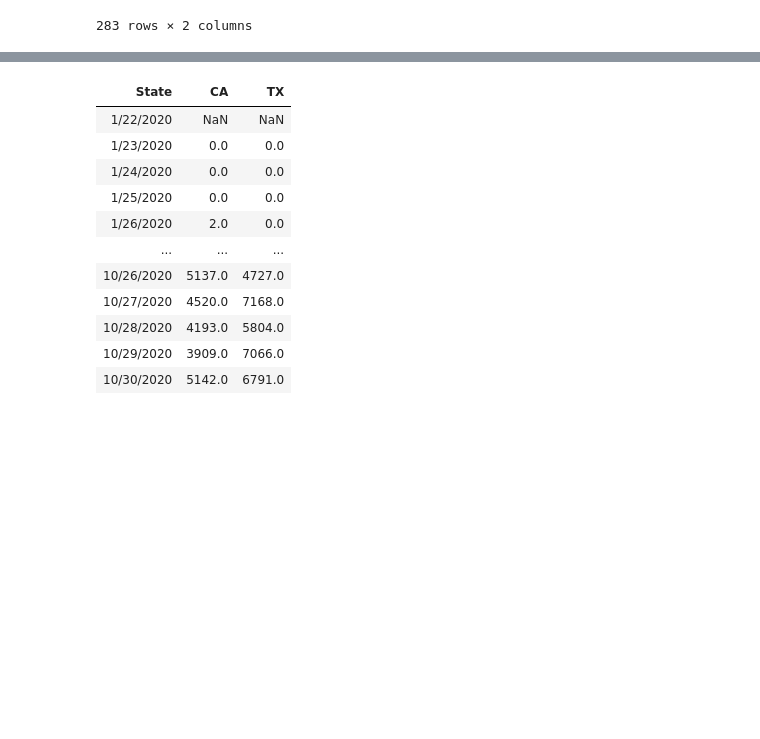
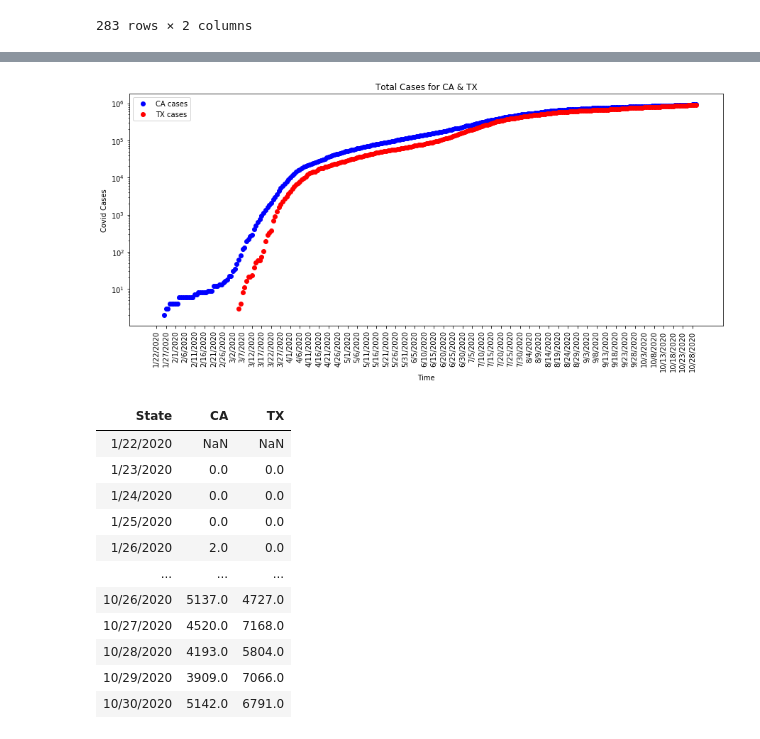
Before and after one commit to shadiaduery/bootcamp-group_project-1, a Jupyter notebook: Analysis/Linegraph-daily-cases.ipynb, the cells around one changed output, grey strips where cells are left out. Drawn from its saved outputs; the diff is of its cells as text; code cells hidden in the pictures; blank space fills up the shorter version.

```diff
--- a/Analysis/Linegraph-daily-cases.ipynb
+++ b/Analysis/Linegraph-daily-cases.ipynb
@@ -102 +89,19 @@ new_transpose2
+# %%
+#log scale
+fig, ax=plt.subplots(figsize=(15,6))
+CA_cases=total_daily_cases["CA"]
+x_axis=total_daily_cases.index
+TX_cases=total_daily_cases["TX"]
+CA, =plt.plot(x_axis, CA_cases,marker='o',color="blue",linewidth=0, label="CA cases")
+TX, =plt.plot(x_axis, TX_cases,marker='o',color="red",linewidth=0,label="TX cases")
+plt.legend(handles=[CA, TX],loc="best")
+plt.xticks(rotation='vertical')
+ax.set_xticks(ax.get_xticks()[::5])
+ax.set_yscale('log')
+plt.title("Total Cases for CA & TX")
+plt.xlabel("Time")
+plt.ylabel("Covid Cases")
+plt.show()
+# %% [output]
+[figure, added]
 # %%
```
Also changed, not shown: parts of 7 cells of this notebook.
